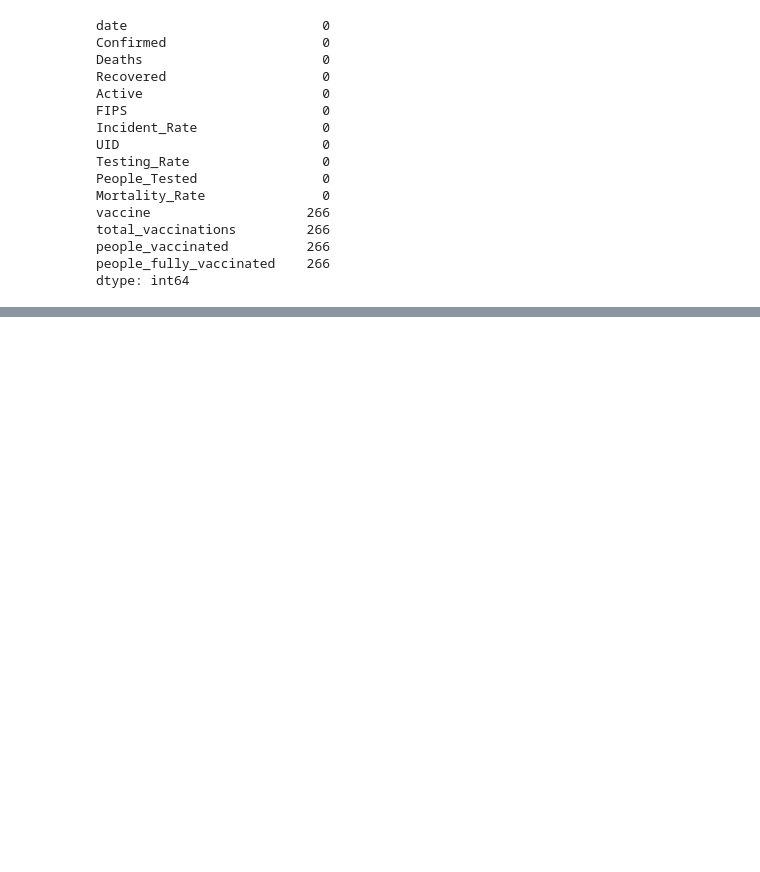
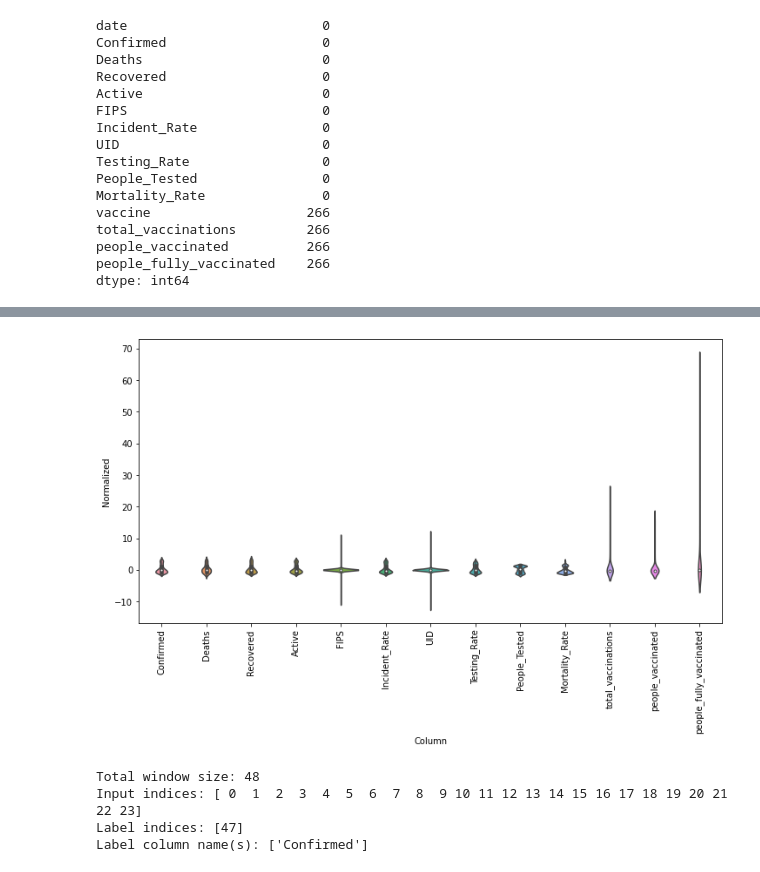
Before and after one commit to DSNortsev/CSE696-CECS_PROJECT, a Jupyter notebook: CSE_Project.ipynb, the cells around one changed output, grey strips where cells are left out. Saved outputs shown, nothing was run; the diff lists cells and outputs as text; code cells hidden in the pictures; blank space fills up the shorter version.

```diff
--- a/CSE_Project.ipynb
+++ b/CSE_Project.ipynb
@@ -735,0 +1122,3 @@ complete_df.to_csv('processed_by_date_usa.csv', encoding='utf-8', index=False)
+# %%
+df_bydate.drop(columns=['vaccine','FIPS', 'UID'], inplace=True)
+df_bydate
@@ -735,0 +1139,3 @@ complete_df.to_csv('processed_by_date_usa.csv', encoding='utf-8', index=False)
+# %%
+date_time = pd.to_datetime(df_bydate.pop('date'), format='%Y.%m.%d').astype(str)
+date_time
@@ -735,0 +1841,8 @@ complete_df.to_csv('processed_by_date_usa.csv', encoding='utf-8', index=False)
+# %%
+# column_indices = {name: i for i, name in enumerate(df_bydate.columns)}
+
+# df_bydate['date'] = df_bydate['date'].astype(str)
+# n = len(df)
+train_df = df_bydate[0:int(n*0.90)]
+val_df = df_bydate[int(n*0.90):int(n*0.95)]
+test_df = df_bydate[int(n*0.95):]
@@ -735,0 +1867,17 @@ complete_df.to_csv('processed_by_date_usa.csv', encoding='utf-8', index=False)
+# %%
+train_mean = train_df.mean()
+train_std = train_df.std()
+
+train_df = (train_df - train_mean) / train_std
+val_df = (val_df - train_mean) / train_std
+test_df = (test_df - train_mean) / train_std
+# %%
+import seaborn as sns
+df_std = (df_bydate - train_mean) / train_std
+df_std = df_std.melt(var_name='Column', value_name='Normalized')
+df_std.dtypes
+plt.figure(figsize=(12, 6))
+ax = sns.violinplot(x='Column', y='Normalized', data=df_std)
+_ = ax.set_xticklabels(df_bydate.keys(), rotation=90)
+# %% [output]
+[figure, added]
@@ -735,0 +1922,9 @@ complete_df.to_csv('processed_by_date_usa.csv', encoding='utf-8', index=False)
+# %%
+w1 = WindowGenerator(input_width=24, label_width=1, shift=24,
+                     label_columns=['Confirmed'])
+w1
+# %% [output]
+Total window size: 48
+Input indices: [ 0  1  2  3  4  5  6  7  8  9 10 11 12 13 14 15 16 17 18 19 20 21 22 23]
+Label indices: [47]
+Label column name(s): ['Confirmed']
```
Also changed, not shown: parts of 120 cells of this notebook.
